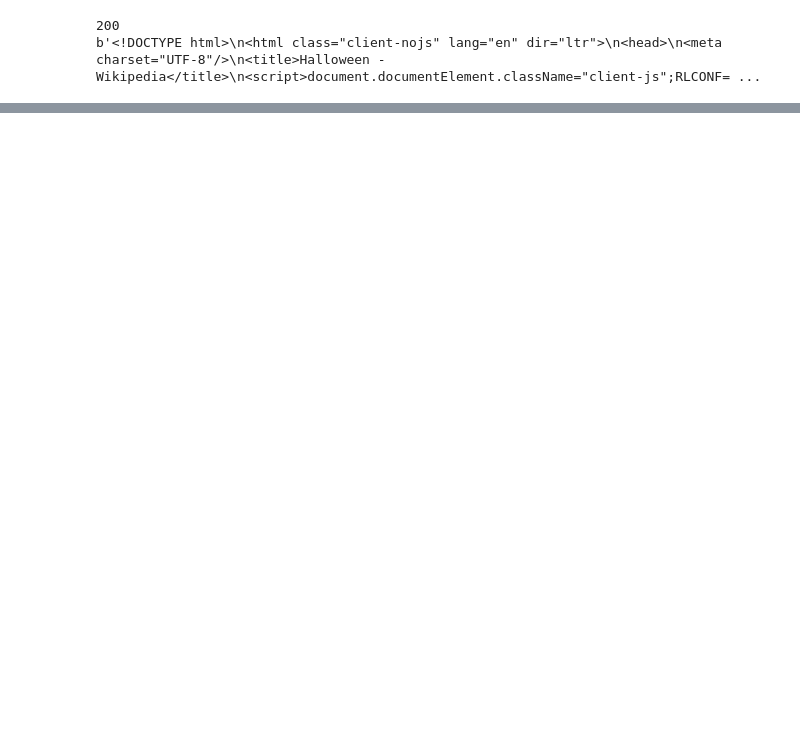
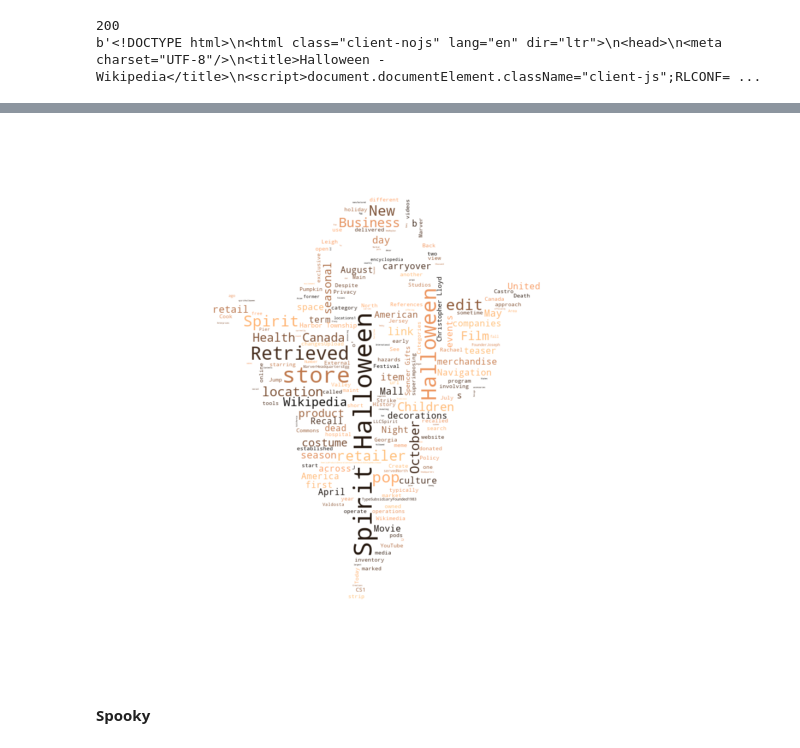
Before and after one commit to m3redithw/data-science-visualizations, a Jupyter notebook: WordClouds/halloween.ipynb, the cells around one changed output, grey strips where cells are left out. Cells and saved outputs as stored; diff of their text form; code cells hidden in the pictures; blank space fills up the shorter version.

```diff
--- a/WordClouds/halloween.ipynb
+++ b/WordClouds/halloween.ipynb
@@ -27,0 +34,12 @@ pumpkin_text = prepare.clean(pumpkin_text)
+# %%
+# get URL
+ghost = requests.get("https://en.wikipedia.org/wiki/Spirit_Halloween")
+
+# display status code
+print(ghost.status_code)
+
+# display scrapped data
+print(ghost.content)
+
+# store content into variable
+ghost_text = BeautifulSoup(ghost.content, 'html.parser').text
@@ -27,0 +49,3 @@ pumpkin_text = prepare.clean(pumpkin_text)
+# %%
+# use function to clean text
+ghost_text = prepare.clean(ghost_text)
@@ -40,0 +113,15 @@ plt.show()
+# %%
+# Importing mask
+ghost_mask = np.array(Image.open('./ghost.jpg'))
+# %%
+# Plot the wordcloud with the mask applied
+wc = WordCloud(background_color='white', mask= ghost_mask, colormap = 'copper').generate(ghost_text)
+plt.figure(figsize=[10,10])
+plt.tight_layout()
+plt.imshow(wc, interpolation="bilinear")
+plt.axis("off")
+plt.show()
+# %% [output]
+[figure, added]
+# %% [markdown]
+**Spooky**
```
Also changed, not shown: parts of 21 cells of this notebook.
